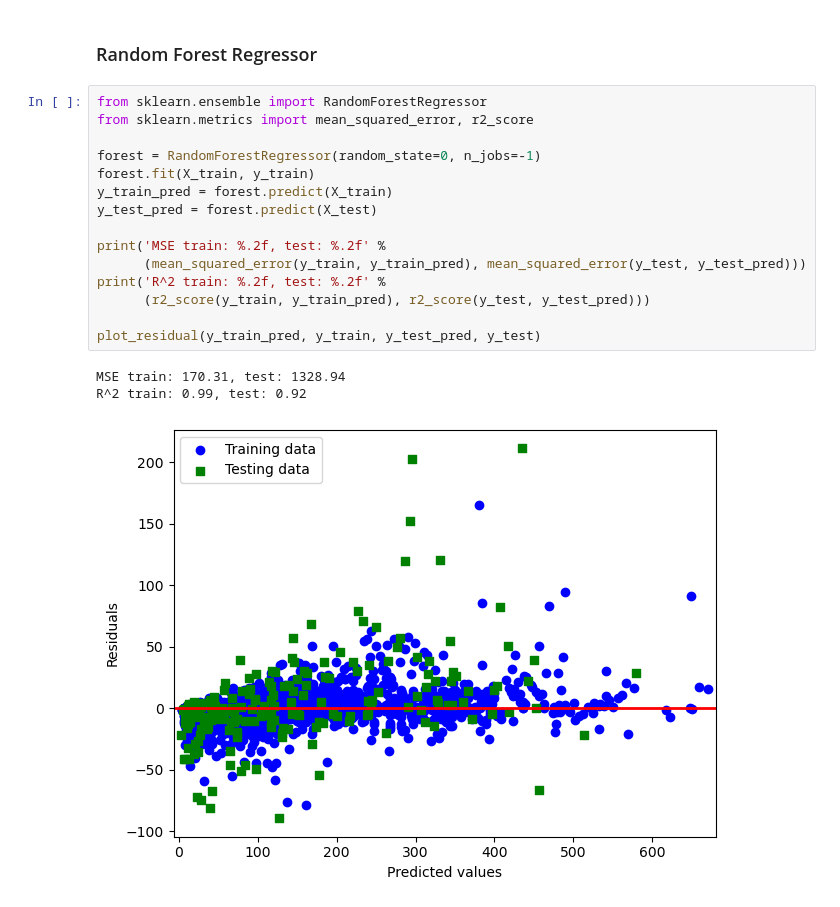
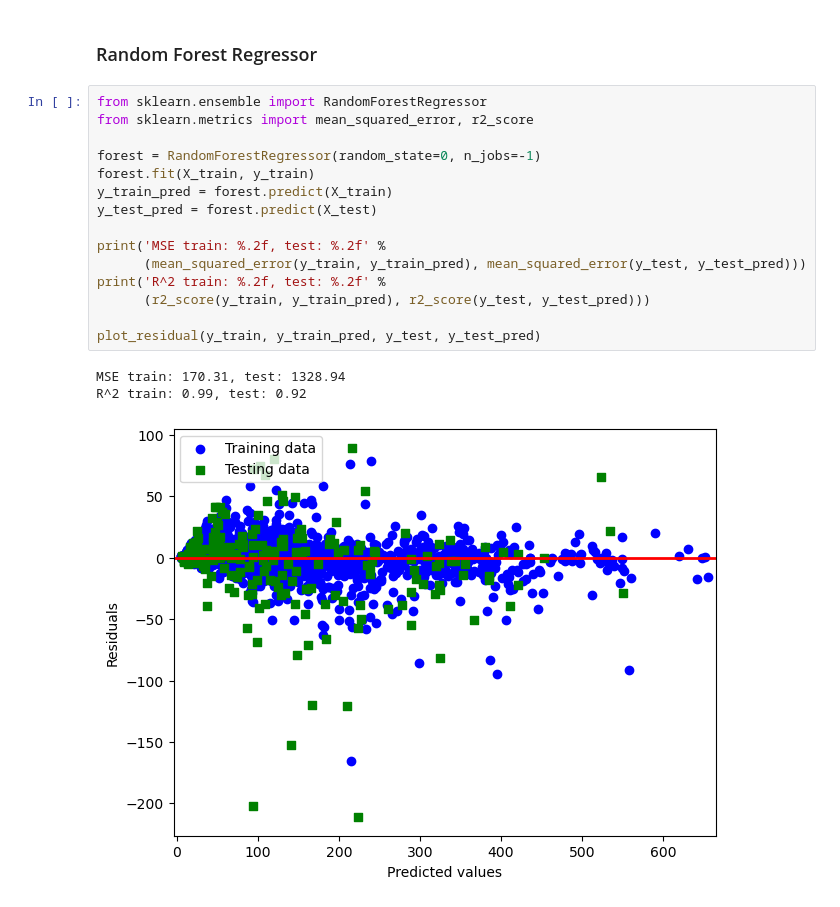
Before and after one commit to EricLu1218/Deep_Learning, a Jupyter notebook: Lab04-2_Regression/Lab04-2_110062802.ipynb, the cells around one changed output. Cells and saved outputs as stored; diff of their text form.

```diff
--- a/Lab04-2_Regression/Lab04-2_110062802.ipynb
+++ b/Lab04-2_Regression/Lab04-2_110062802.ipynb
@@ -123,19 +123,19 @@ R^2 train: 0.88, test: 0.78
 # %%
 from sklearn.ensemble import RandomForestRegressor
 from sklearn.metrics import mean_squared_error, r2_score
 
 forest = RandomForestRegressor(random_state=0, n_jobs=-1)
 forest.fit(X_train, y_train)
 y_train_pred = forest.predict(X_train)
 y_test_pred = forest.predict(X_test)
 
 print('MSE train: %.2f, test: %.2f' %
       (mean_squared_error(y_train, y_train_pred), mean_squared_error(y_test, y_test_pred)))
 print('R^2 train: %.2f, test: %.2f' %
       (r2_score(y_train, y_train_pred), r2_score(y_test, y_test_pred)))
 
-plot_residual(y_train_pred, y_train, y_test_pred, y_test)
+plot_residual(y_train, y_train_pred, y_test, y_test_pred)
 # %% [output]
 MSE train: 170.31, test: 1328.94
 R^2 train: 0.99, test: 0.92
-[figure, old version]
+[figure, new version]
```
Also changed, not shown: parts of 1 cell of this notebook.
